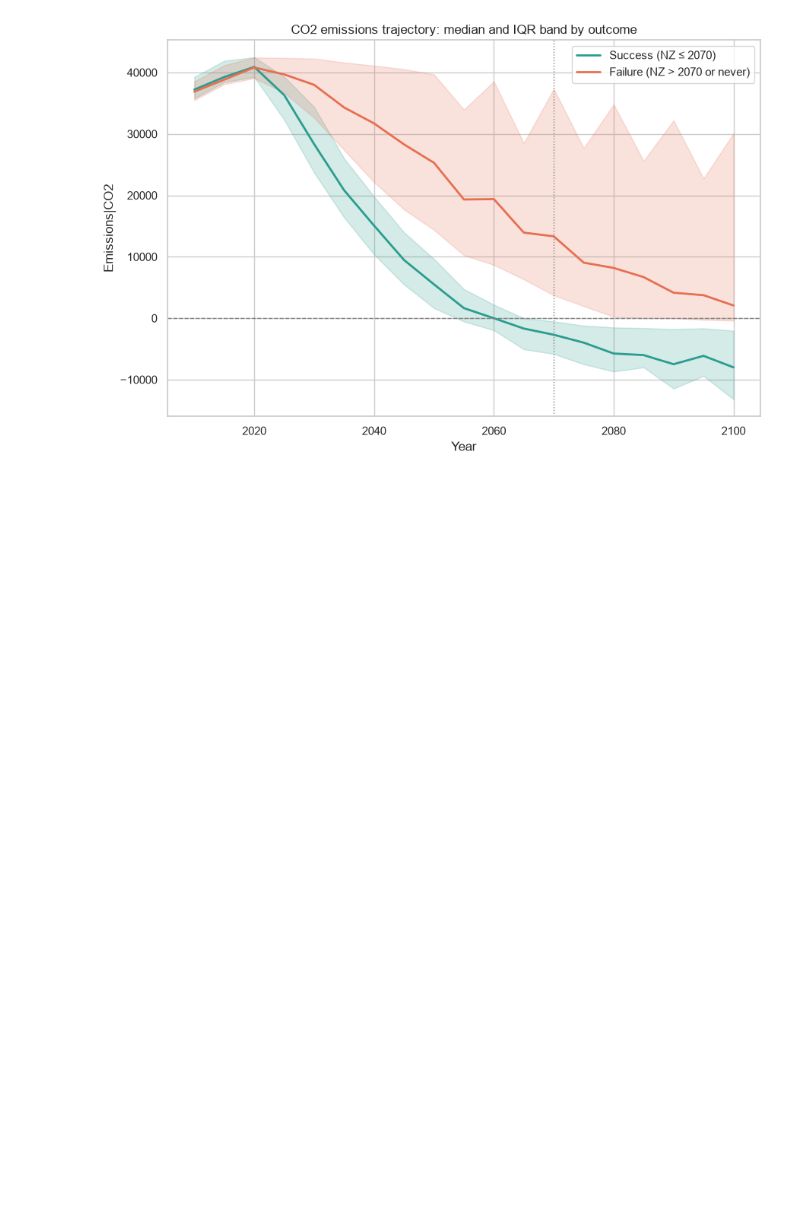
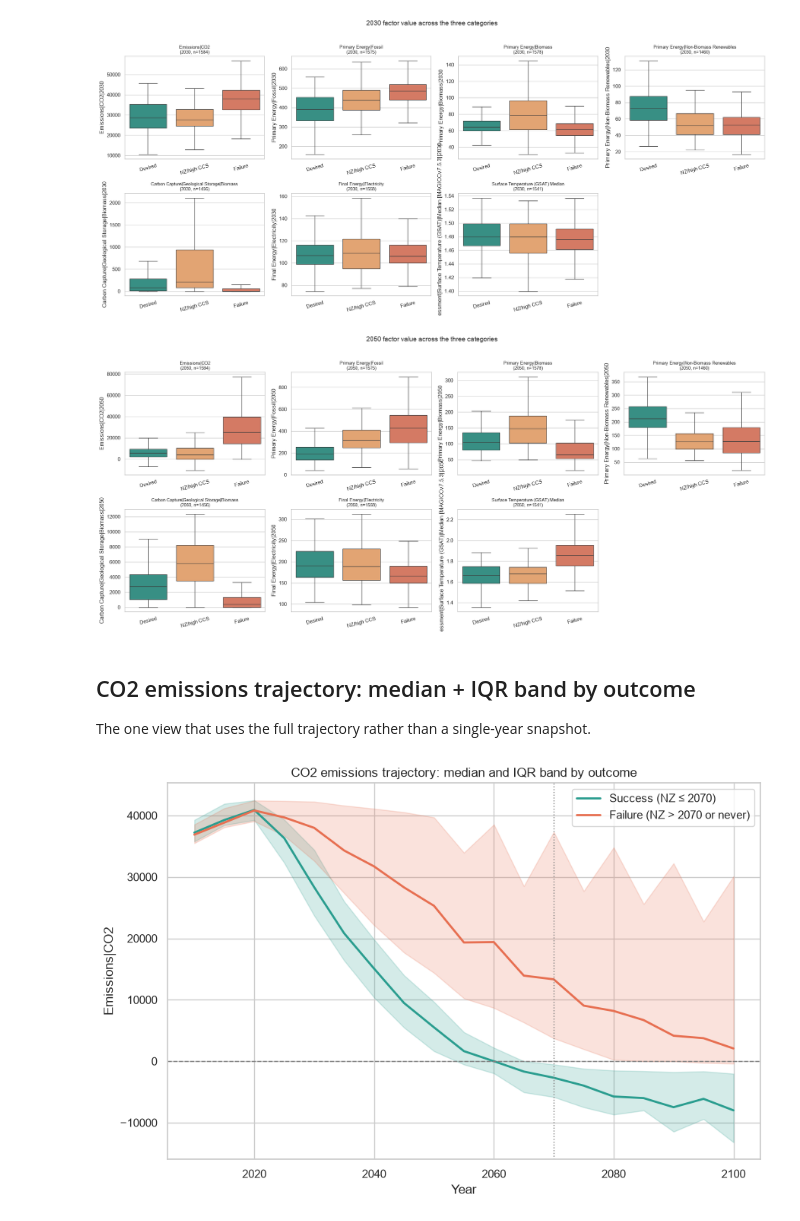
Before and after one commit to lujakockritz/summer_robust_decision_making, a Jupyter notebook: script/antoine_folder/02_descriptive_distributions.ipynb, the cells around one changed output. Saved outputs shown, nothing was run; the diff lists cells and outputs as text; code cells hidden in the pictures; blank space fills up the shorter version.

```diff
--- a/script/antoine_folder/02_descriptive_distributions.ipynb
+++ b/script/antoine_folder/02_descriptive_distributions.ipynb
@@ -91,20 +54,0 @@ GDP per capita|PPP|2050                                 missing=18.4%  n=1304
-# %%
-fig, axes = plt.subplots(3, 5, figsize=(22, 13))
-axes = axes.flatten()
-
-for ax, var in zip(axes, VARS_OF_INTEREST):
-    col = f"{var}|{SNAPSHOT_YEAR}"
-    n_obs = df[col].notna().sum()
-    sns.histplot(
-        data=df, x=col, hue="group", palette=PALETTE, element="step", stat="density",
-        common_norm=False, kde=True, ax=ax, legend=(var == VARS_OF_INTEREST[0]),
-    )
-    ax.set_title(f"{var}\n({SNAPSHOT_YEAR}, n={n_obs})", fontsize=10)
-    ax.set_xlabel("")
-for ax in axes[len(VARS_OF_INTEREST):]:
-    ax.set_visible(False)
-
-fig.suptitle(f"Distribution at {SNAPSHOT_YEAR} by net-zero-by-2070 outcome", fontsize=14)
-fig.tight_layout(rect=[0, 0, 1, 0.97])
-plt.savefig("distributions_2050.png", dpi=150)
-plt.show()
@@ -145,3 +138,19 @@ Unlike the snapshots above, this uses the full 2010-2100 trajectory already pivo
+# %%
+for year in SNAPSHOT_YEARS:
+    factor_grid(
+        year, hue="category", palette=CAT_PALETTE, order=list(CAT_PALETTE),
+        xticklabels=["Desired", "NZ/high CCS", "Failure"],
+        fname=f"boxplots_{year}_threeway.png",
+        title=f"{year} factor value across the three categories",
+        strip=False,
+    )
+# %% [output]
+[figure, added]
+[figure, added]
+# %% [markdown]
+## CO2 emissions trajectory: median + IQR band by outcome
+
+The one view that uses the full trajectory rather than a single-year snapshot.
 # %%
 co2_cols = sorted(
     [c for c in df.columns if c.startswith("Emissions|CO2|")],
```
Also changed, not shown: parts of 25 cells of this notebook, 3 other files.
